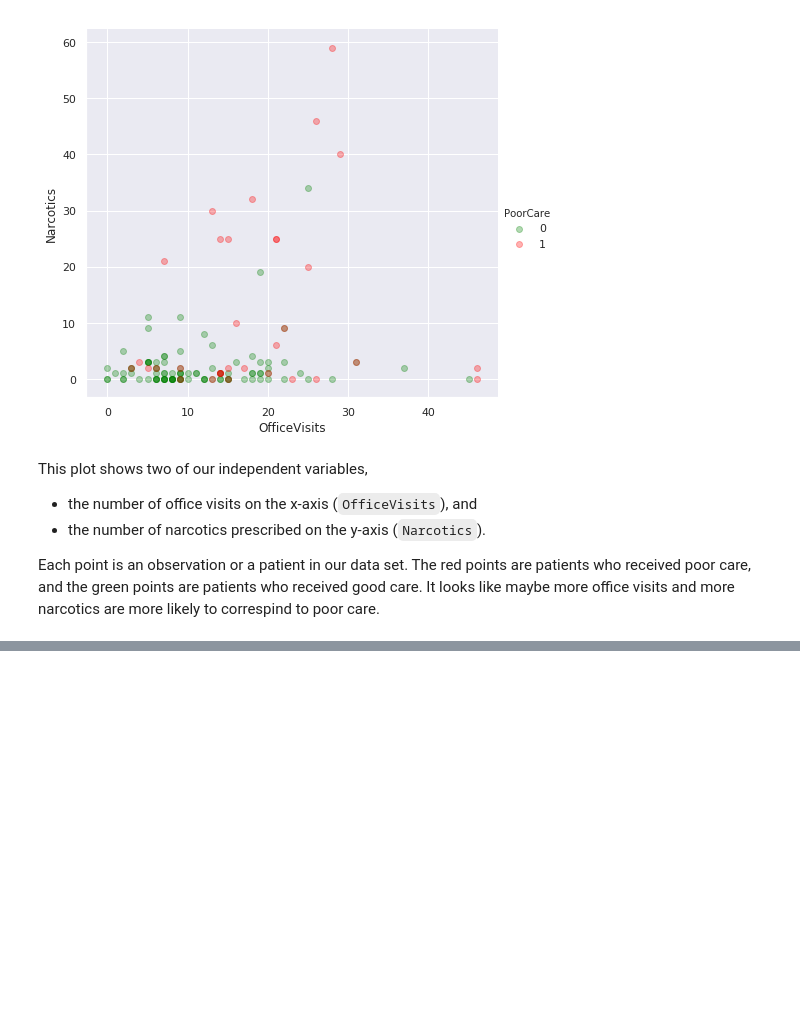
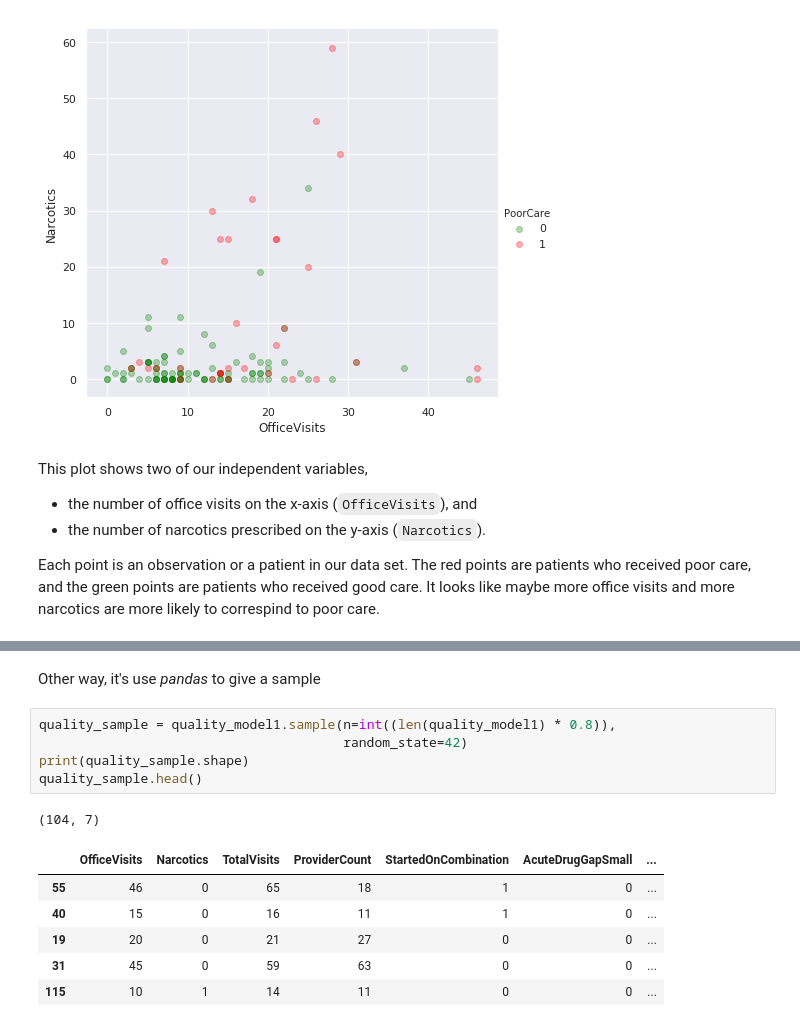
Before and after one commit to PablodelaCuesta/Machine_learning, a Jupyter notebook: Part_3_Classification (Supervised)/Part_1_Logistic_Regression/Example_1_modeling_the_expert.ipynb, the cells around one changed output, grey strips where cells are left out. Saved outputs shown, nothing was run; the diff lists cells and outputs as text; blank space fills up the shorter version.

```diff
--- a/Part_3_Classification (Supervised)/Part_1_Logistic_Regression/Example_1_modeling_the_expert.ipynb
+++ b/Part_3_Classification (Supervised)/Part_1_Logistic_Regression/Example_1_modeling_the_expert.ipynb
@@ -191,0 +237,15 @@ plt.show()
+# %% [markdown]
+Other way, it's use *pandas* to give a sample
+# %%
+quality_sample = quality_model1.sample(n=int((len(quality_model1) * 0.8)),
+                                       random_state=42)
+print(quality_sample.shape)
+quality_sample.head()
+# %% [output]
+(104, 7)
+|  | OfficeVisits | Narcotics | TotalVisits | ProviderCount | StartedOnCombination | AcuteDrugGapSmall | ... |
+| 55 | 46 | 0 | 65 | 18 | 1 | 0 | ... |
+| 40 | 15 | 0 | 16 | 11 | 1 | 0 | ... |
+| 19 | 20 | 0 | 21 | 27 | 0 | 0 | ... |
+| 31 | 45 | 0 | 59 | 63 | 0 | 0 | ... |
+| 115 | 10 | 1 | 14 | 11 | 0 | 0 | ... |
```
Also changed, not shown: parts of 37 cells of this notebook.
